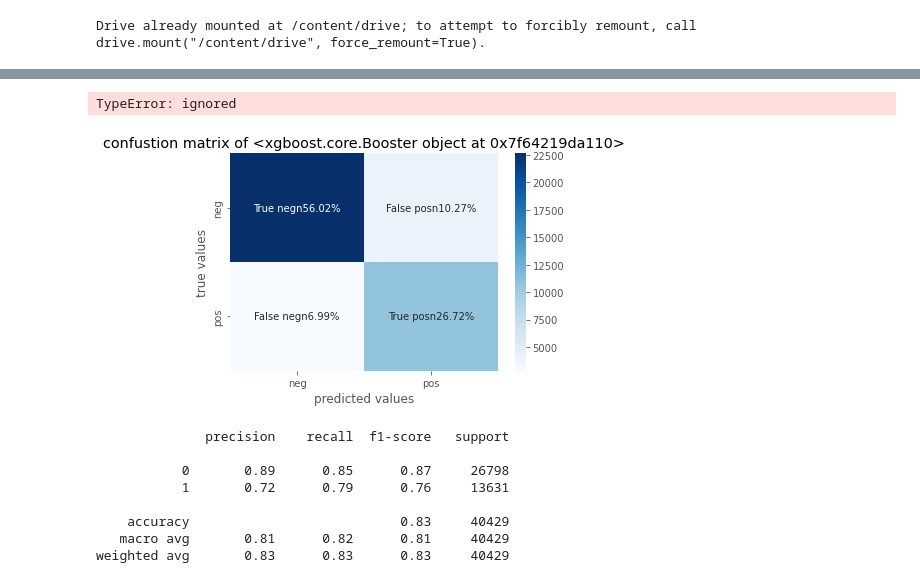
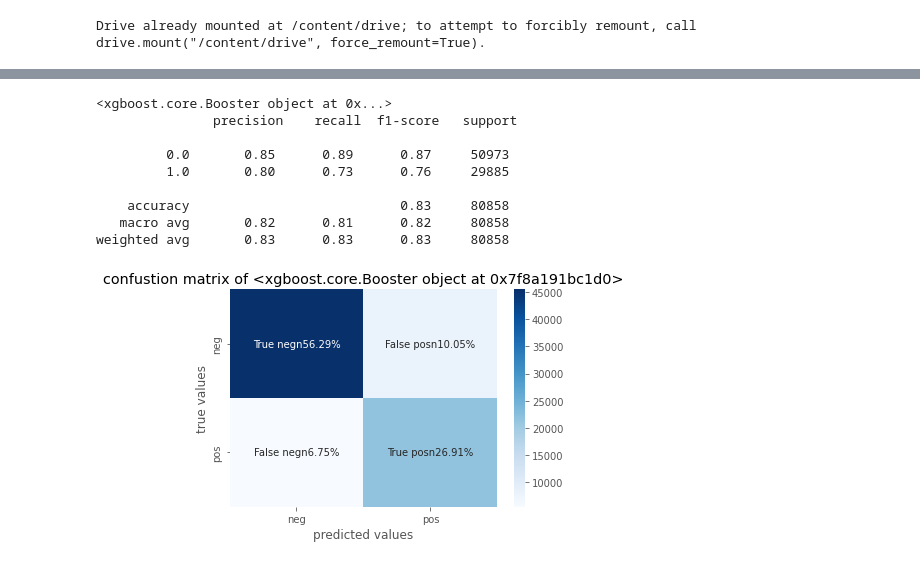
Before and after one commit to Graham-Broughton/NLP-Quora, a Jupyter notebook: 4.XGBoost.ipynb, the cells around one changed output, grey strips where cells are left out. Saved outputs shown, nothing was run; the diff lists cells and outputs as text; code cells hidden in the pictures.

Commit message:
updated XGBoost and created notebook for new feature engineering

```diff
--- a/4.XGBoost.ipynb
+++ b/4.XGBoost.ipynb
@@ -104,0 +76,25 @@ TypeError: ignored
+# %%
+xgb_params = {
+    'objective': 'binary:logistic',
+    'eval_metric': ['logloss', 'error'],
+    'eta': 0.02,
+    'max_depth': 4,
+    'tree_method': "gpu_hist",
+    'gpu_id': 0
+}
+
+d_train = xgb.DMatrix(X_train, label=y_train, feature_names=X_train.columns.tolist())
+d_test = xgb.DMatrix(X_test, label=y_test, feature_names=X_train.columns.tolist())
+watchlist = [(d_train, 'train'), (d_test, 'test')]
+bst = xgb.train(
+    xgb_params,
+    d_train,
+    5000,
+    watchlist,
+    early_stopping_rounds=50,
+    verbose_eval=200
+    )
+
+xgb_preds = (bst.predict(d_test) >= 0.5).astype(int)
+xgb_accuracy = np.sum(xgb_preds == y_test) / len(y_test)
+print("Xgb accuracy: %0.3f" % xgb_accuracy)
@@ -105,31 +120,26 @@ TypeError: ignored
 # %%
-from sklearn.metrics import confusion_matrix, classification_report, ConfusionMatrixDisplay
-def scr(clf, y_val, ytrue):
-        y_pred = (clf.predict(y_val) >= 0.5).astype(int)
-        cm = confusion_matrix(y_pred, ytrue)
+def scr(clf, d_val, ytrue):
+        y_pred = (clf.predict(d_test) >= 0.5).astype(int)
+        cm = confusion_matrix(y_pred, y_test)
         cats = ['neg', 'pos']
         groups = ['True neg', 'False pos', 'False neg', 'True pos']
         group_percents = ['{0:.2%}'.format(value) for value in cm.flatten() / np.sum(cm)]
         labels = [f'{v1}n{v2}' for v1, v2 in zip(groups, group_percents)]
         labels = np.asarray(labels).reshape(2, 2)
         sns.heatmap(cm, annot=labels, cmap='Blues', xticklabels=cats, yticklabels=cats, fmt='')
         plt.xlabel('predicted values')
         plt.ylabel('true values')
         plt.title(f'confustion matrix of {clf}')
-        print(f'{clf}\n', classification_report(y_val, y_pred))
-        print(f'best params: {clf.best_params_}, score: {clf.score(d_valid)}')
-scr(bst, x_val, y_val)
+        print(f'{clf}\n', classification_report(y_test, y_pred))
+scr(bst, d_test, y_test)
 # %% [output]
-TypeError: ignored
+<xgboost.core.Booster object at 0x...>
+               precision    recall  f1-score   support
+
+         0.0       0.85      0.89      0.87     50973
+         1.0       0.80      0.73      0.76     29885
+
+    accuracy                           0.83     80858
+   macro avg       0.82      0.81      0.82     80858
+weighted avg       0.83      0.83      0.83     80858
-[figure, old version]
+[figure, new version]
-# %%
-print(classification_report(xgb_preds, y_val))
-# %% [output]
-              precision    recall  f1-score   support
-
-           0       0.89      0.85      0.87     26798
-           1       0.72      0.79      0.76     13631
-
-    accuracy                           0.83     40429
-   macro avg       0.81      0.82      0.81     40429
-weighted avg       0.83      0.83      0.83     40429
```
Also changed, not shown: parts of 10 cells of this notebook, 3 other files.
